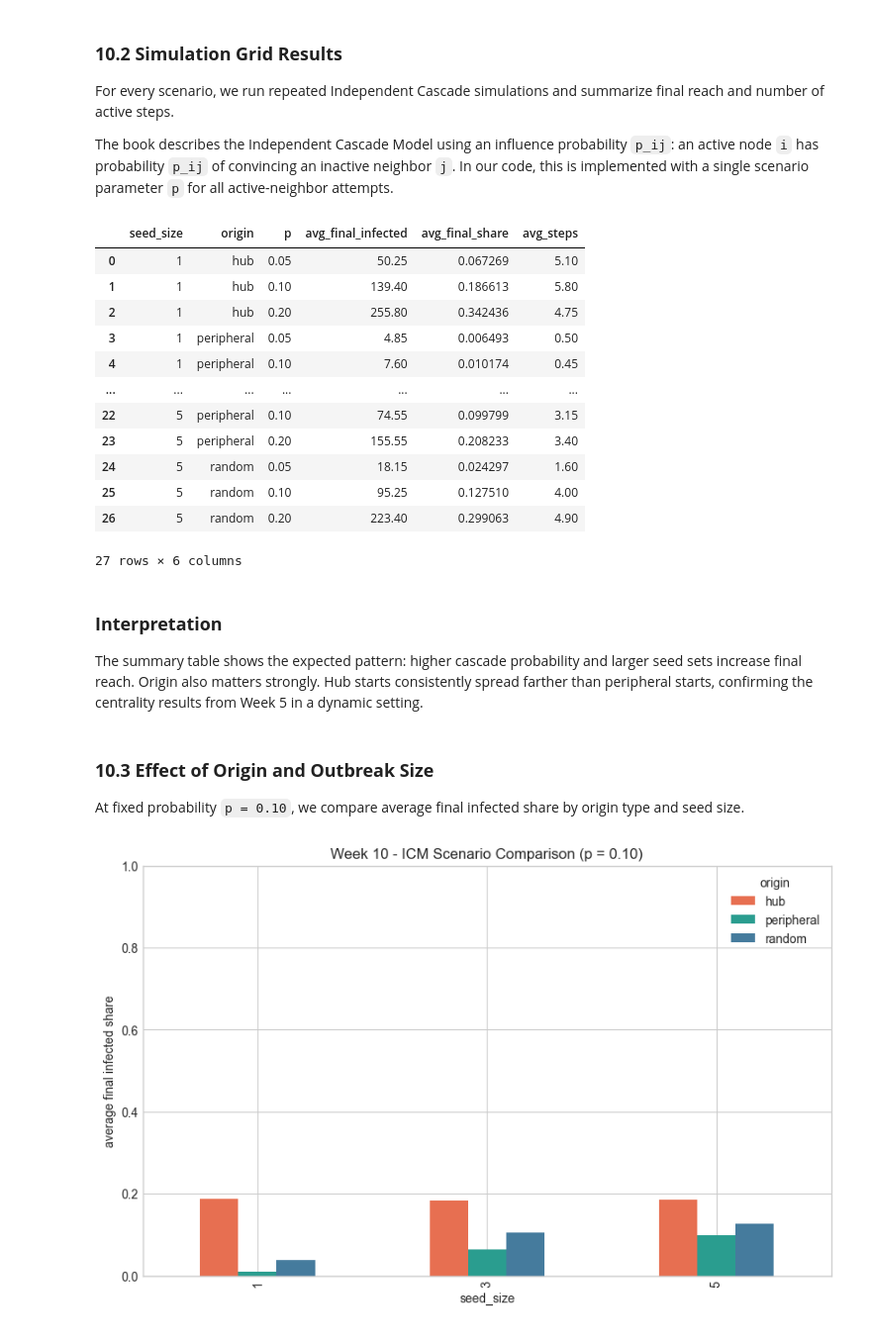
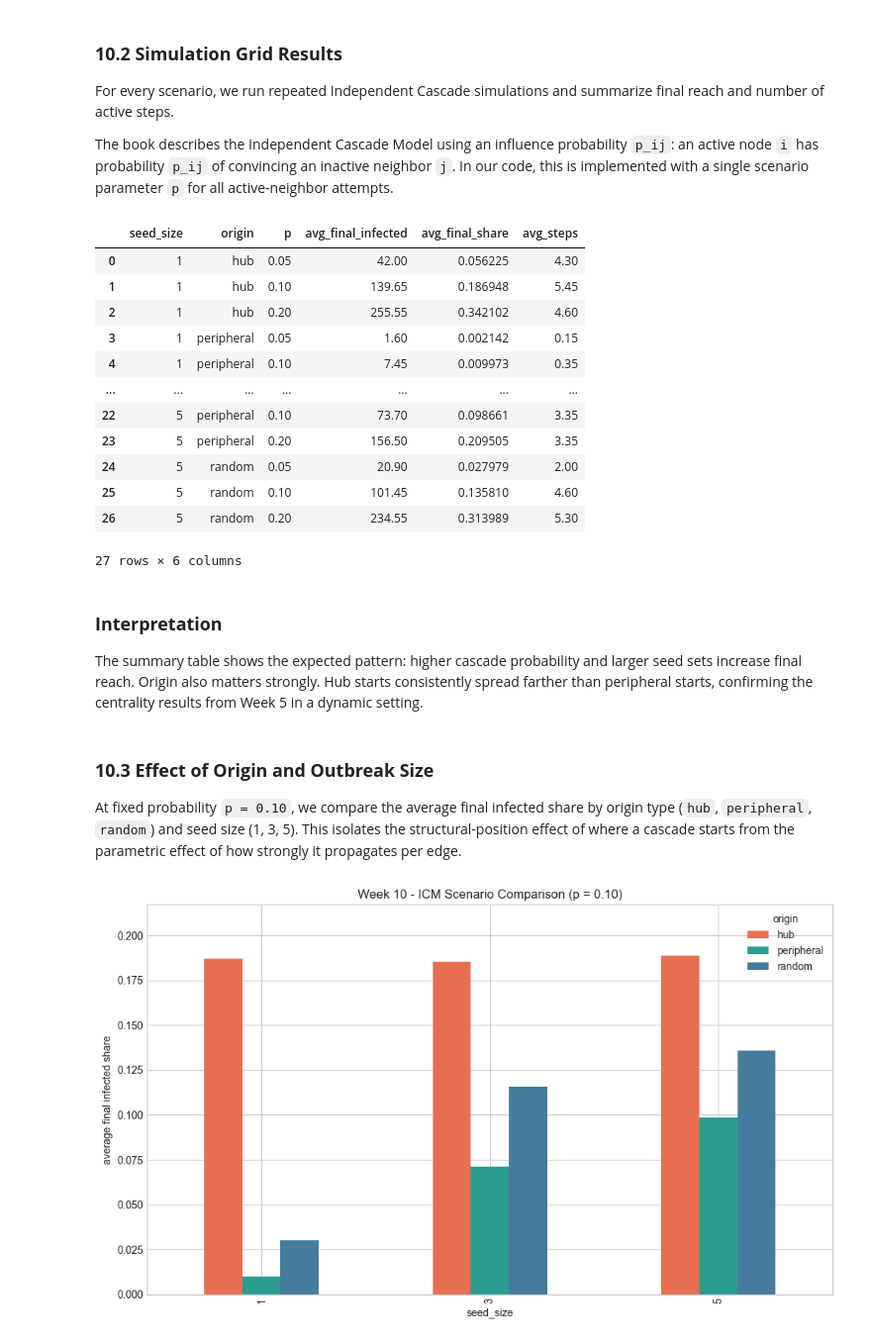
Before and after one commit to simoneprezioso/Social-Network-Analysis, a Jupyter notebook: main.ipynb, the cells around one changed output. Shown at 99% size. Saved outputs shown, nothing was run; the diff lists cells and outputs as text; code cells hidden in the pictures.

```diff
--- a/main.ipynb
+++ b/main.ipynb
@@ -74,9 +73,11 @@ def load_interactions(path: Path) -> pd.DataFrame:
 
             if line.startswith("#"):
                 metadata_lines += 1
-                marker = line[1:].strip().lower().split()[0]
-                if marker.startswith("s") and "e" in marker:
-                    episode_markers += 1
+                tokens_after_hash = line[1:].strip().lower().split()
+                if tokens_after_hash:
+                    marker = tokens_after_hash[0]
+                    if marker.startswith("s") and "e" in marker:
+                        episode_markers += 1
                 continue
 
             tokens = line.split()
@@ -1124,7 +1245,7 @@ G_week10.remove_edges_from(nx.selfloop_edges(G_week10))
 
 degree_rank = pd.Series(dict(G_week10.degree())).sort_values(ascending=False)
 
-def pick_seeds(origin_type: str, k: int, seed: int = 42):
+def pick_seeds(origin_type: str, k: int, seed: int = 7):
     rng = random.Random(seed)
     if origin_type == "hub":
         return degree_rank.head(k).index.tolist()
@@ -1154,7 +1275,7 @@ def simulate_ic(
     seeds,
     p: float,
     max_steps: int = 30,
-    rng_seed: int = 42,
+    rng_seed: int = 7,
 ) -> dict:
     """Independent Cascade Model (synchronous rounds)."""
     rng = random.Random(rng_seed)
@@ -1237,17 +1358,17 @@ week10_summary = pd.DataFrame(rows).sort_values(["seed_size", "origin", "p"])
 display(week10_summary)
 # %% [output]
 |  | seed_size | origin | p | avg_final_infected | avg_final_share | avg_steps |
-| 0 | 1 | hub | 0.05 | 50.25 | 0.067269 | 5.10 |
-| 1 | 1 | hub | 0.10 | 139.40 | 0.186613 | 5.80 |
-| 2 | 1 | hub | 0.20 | 255.80 | 0.342436 | 4.75 |
-| 3 | 1 | peripheral | 0.05 | 4.85 | 0.006493 | 0.50 |
-| 4 | 1 | peripheral | 0.10 | 7.60 | 0.010174 | 0.45 |
+| 0 | 1 | hub | 0.05 | 42.00 | 0.056225 | 4.30 |
+| 1 | 1 | hub | 0.10 | 139.65 | 0.186948 | 5.45 |
+| 2 | 1 | hub | 0.20 | 255.55 | 0.342102 | 4.60 |
+| 3 | 1 | peripheral | 0.05 | 1.60 | 0.002142 | 0.15 |
+| 4 | 1 | peripheral | 0.10 | 7.45 | 0.009973 | 0.35 |
 | ... | ... | ... | ... | ... | ... | ... |
-| 22 | 5 | peripheral | 0.10 | 74.55 | 0.099799 | 3.15 |
-| 23 | 5 | peripheral | 0.20 | 155.55 | 0.208233 | 3.40 |
-| 24 | 5 | random | 0.05 | 18.15 | 0.024297 | 1.60 |
-| 25 | 5 | random | 0.10 | 95.25 | 0.127510 | 4.00 |
-| 26 | 5 | random | 0.20 | 223.40 | 0.299063 | 4.90 |
+| 22 | 5 | peripheral | 0.10 | 73.70 | 0.098661 | 3.35 |
+| 23 | 5 | peripheral | 0.20 | 156.50 | 0.209505 | 3.35 |
+| 24 | 5 | random | 0.05 | 20.90 | 0.027979 | 2.00 |
+| 25 | 5 | random | 0.10 | 101.45 | 0.135810 | 4.60 |
+| 26 | 5 | random | 0.20 | 234.55 | 0.313989 | 5.30 |
 27 rows × 6 columns
 # %% [markdown]
 ### **Interpretation**
@@ -1256,22 +1377,23 @@ The summary table shows the expected pattern: higher cascade probability and lar
 # %% [markdown]
 ### **10.3 Effect of Origin and Outbreak Size**
 
-At fixed probability `p = 0.10`, we compare average final infected share by origin type and seed size.
+At fixed probability `p = 0.10`, we compare the average final infected share by origin type (`hub`, `peripheral`, `random`) and seed size (1, 3, 5). This isolates the structural-position effect of where a cascade starts from the parametric effect of how strongly it propagates per edge.
 # %%
 subset = week10_summary[week10_summary["p"] == 0.10]
 pivot_plot = subset.pivot(index="seed_size", columns="origin", values="avg_final_share")
-pivot_plot.plot(
+ax = pivot_plot.plot(
     kind="bar",
     figsize=(10, 6),
     color=["#e76f51", "#2a9d8f", "#457b9d"],
 )
-plt.ylabel("average final infected share")
-plt.title("Week 10 - ICM Scenario Comparison (p = 0.10)")
-plt.ylim(0, 1)
-plt.legend(title="origin")
+ax.set_ylabel("average final infected share")
+ax.set_title("Week 10 - ICM Scenario Comparison (p = 0.10)")
+ax.set_ylim(0, pivot_plot.values.max() * 1.15)
+ax.legend(title="origin")
+plt.tight_layout()
 plt.show()
 # %% [output]
-[figure, old version]
+[figure, new version]
 # %% [markdown]
 ### **Graph Analysis**
 
```
Also changed, not shown: parts of 44 cells of this notebook, 1 other file.
